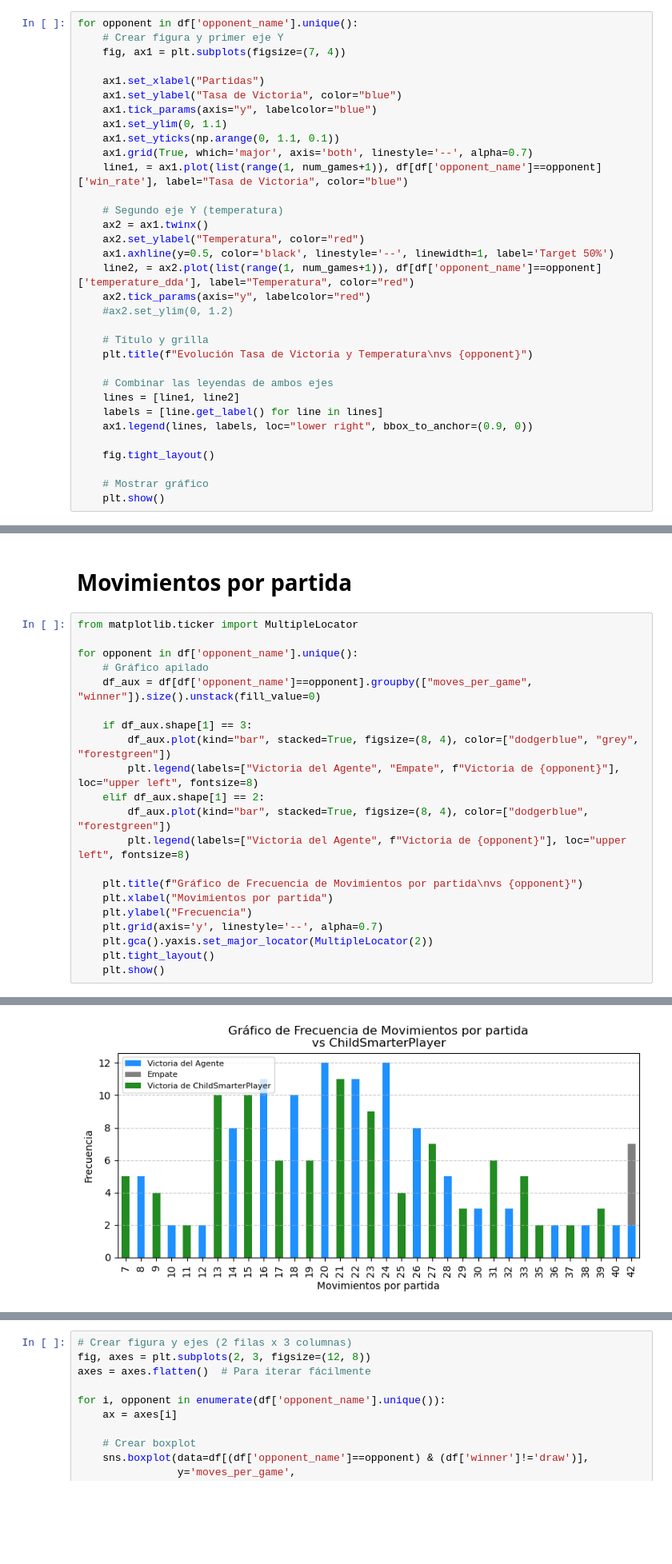
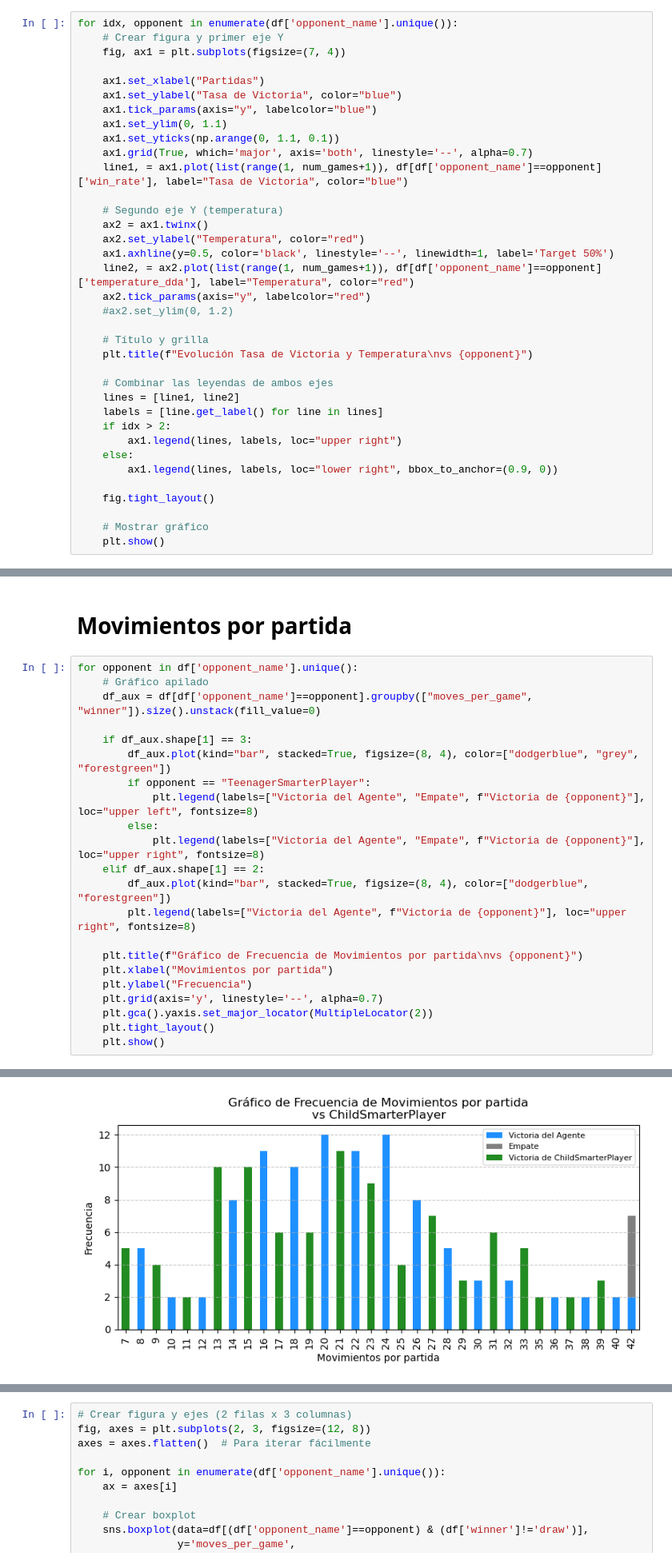
Before and after one commit to afersantos/connect-four-alphazero-dda, a Jupyter notebook: plot_results.ipynb, the cells around one changed output, grey strips where cells are left out. Shown at 80% size. Drawn from its saved outputs; the diff is of its cells as text; blank space fills up the shorter version.

```diff
--- a/plot_results.ipynb
+++ b/plot_results.ipynb
@@ -68,7 +69,7 @@ num_games
 # %% [output]
 200
 # %%
-for opponent in df['opponent_name'].unique():
+for idx, opponent in enumerate(df['opponent_name'].unique()):
     # Crear figura y primer eje Y
     fig, ax1 = plt.subplots(figsize=(7, 4))
 
@@ -94,7 +95,10 @@ for opponent in df['opponent_name'].unique():
     # Combinar las leyendas de ambos ejes
     lines = [line1, line2]
     labels = [line.get_label() for line in lines]
-    ax1.legend(lines, labels, loc="lower right", bbox_to_anchor=(0.9, 0))
+    if idx > 2:
+        ax1.legend(lines, labels, loc="upper right")
+    else:
+        ax1.legend(lines, labels, loc="lower right", bbox_to_anchor=(0.9, 0))
 
     fig.tight_layout()
 
@@ -209,18 +212,19 @@ df_dda[df_dda['opponent_name']!='ChildPlayer'].describe()
 # %% [markdown]
 # Movimientos por partida
 # %%
-from matplotlib.ticker import MultipleLocator
-
 for opponent in df['opponent_name'].unique():
     # Gráfico apilado
     df_aux = df[df['opponent_name']==opponent].groupby(["moves_per_game", "winner"]).size().unstack(fill_value=0)
 
     if df_aux.shape[1] == 3:
         df_aux.plot(kind="bar", stacked=True, figsize=(8, 4), color=["dodgerblue", "grey", "forestgreen"])
-        plt.legend(labels=["Victoria del Agente", "Empate", f"Victoria de {opponent}"], loc="upper left", fontsize=8)
+        if opponent == "TeenagerSmarterPlayer":
+            plt.legend(labels=["Victoria del Agente", "Empate", f"Victoria de {opponent}"], loc="upper left", fontsize=8)
+        else:
+            plt.legend(labels=["Victoria del Agente", "Empate", f"Victoria de {opponent}"], loc="upper right", fontsize=8)
     elif df_aux.shape[1] == 2:
         df_aux.plot(kind="bar", stacked=True, figsize=(8, 4), color=["dodgerblue", "forestgreen"])
-        plt.legend(labels=["Victoria del Agente", f"Victoria de {opponent}"], loc="upper left", fontsize=8)
+        plt.legend(labels=["Victoria del Agente", f"Victoria de {opponent}"], loc="upper right", fontsize=8)
 
     plt.title(f"Gráfico de Frecuencia de Movimientos por partida\nvs {opponent}")
     plt.xlabel("Movimientos por partida")
@@ -234 +238 @@ for opponent in df['opponent_name'].unique():
-[figure, old version]
+[figure, new version]
```
Also changed, not shown: parts of 6 cells of this notebook, 1 other file.
